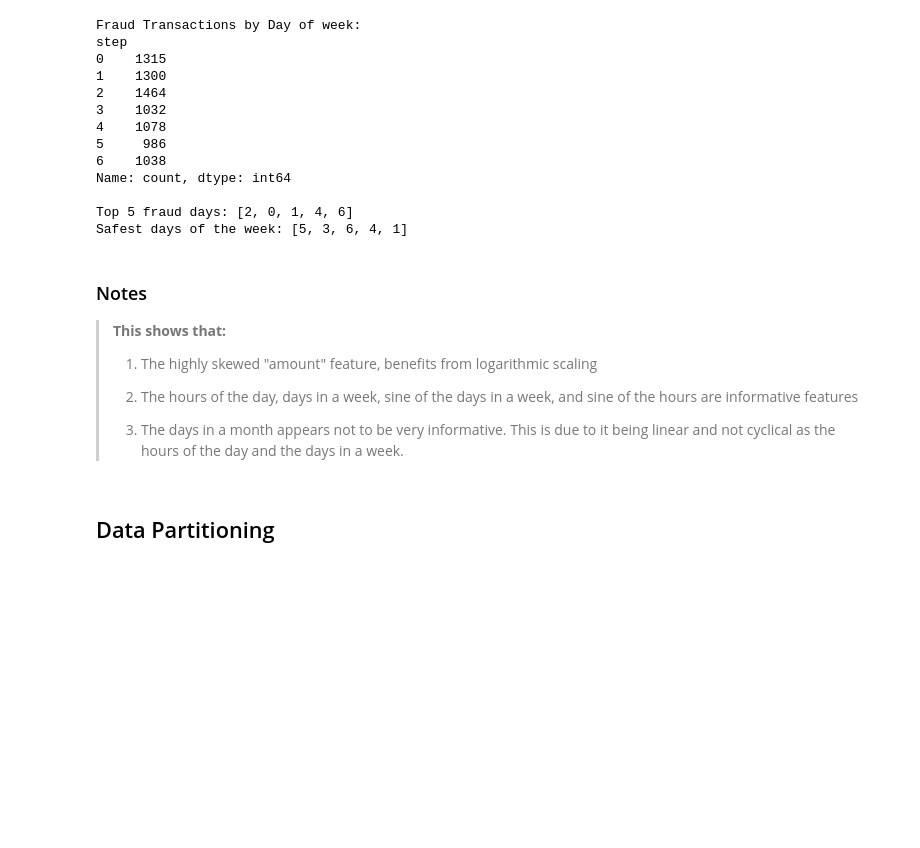
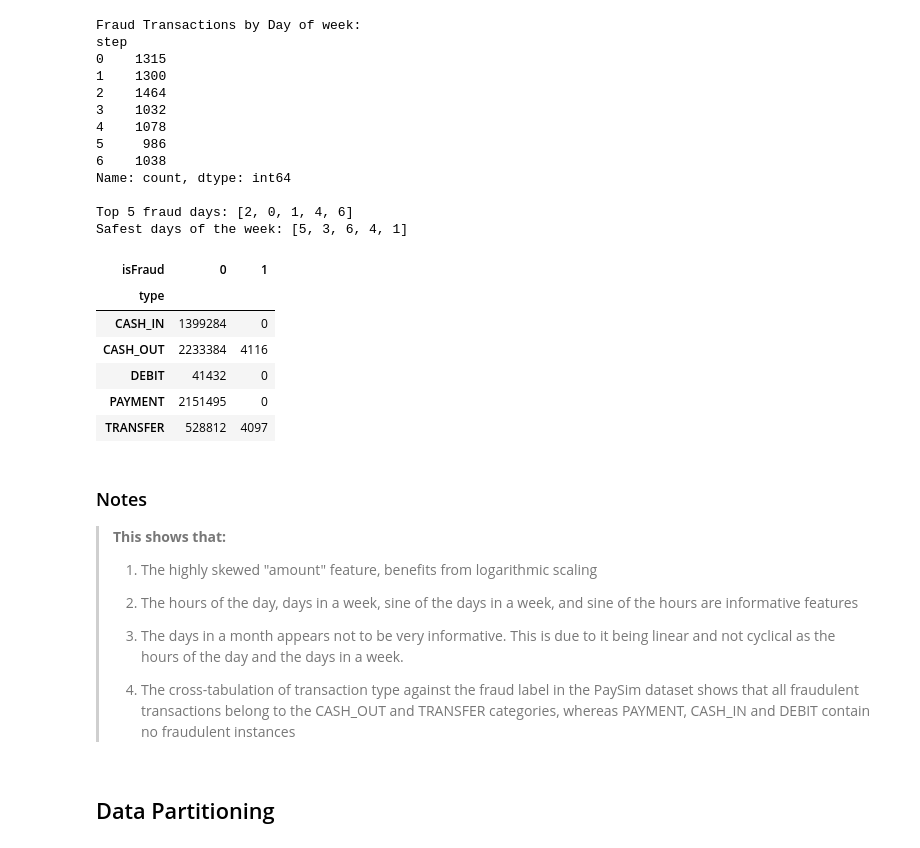
Before and after one commit to Yeshua235/PaySim-project, a Jupyter notebook: paysim-project.ipynb, the cells around one changed output. Drawn from its saved outputs; the diff is of its cells as text; code cells hidden in the pictures; blank space fills up the shorter version.

```diff
--- a/paysim-project.ipynb
+++ b/paysim-project.ipynb
@@ -319,6 +319,16 @@ Name: count, dtype: int64
 
 Top 5 fraud days: [2, 0, 1, 4, 6]
 Safest days of the week: [5, 3, 6, 4, 1]
+# %%
+pd.crosstab(dataset["type"], dataset["isFraud"])
+# %% [output]
+| isFraud | 0 | 1 |
+| type |  |  |
+| CASH_IN | 1399284 | 0 |
+| CASH_OUT | 2233384 | 4116 |
+| DEBIT | 41432 | 0 |
+| PAYMENT | 2151495 | 0 |
+| TRANSFER | 528812 | 4097 |
 # %% [markdown]
 ### Notes
 
@@ -329,6 +339,8 @@ Safest days of the week: [5, 3, 6, 4, 1]
 >2. The hours of the day, days in a week, sine of the days in a week, and sine of the hours are informative features
 >
 >3. The days in a month appears not to be very informative. This is due to it being linear and not cyclical as the hours of the day and the days in a week.
+>
+>4. The cross-tabulation of transaction type against the fraud label in the PaySim dataset shows that all fraudulent transactions belong to the CASH_OUT and TRANSFER categories, whereas PAYMENT, CASH_IN and DEBIT contain no fraudulent instances
 # %% [markdown]
 ## Data Partitioning
 # %%
```
Also changed, not shown: parts of 4 cells of this notebook.
